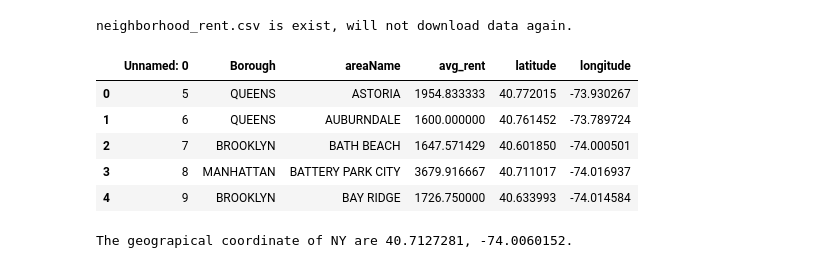
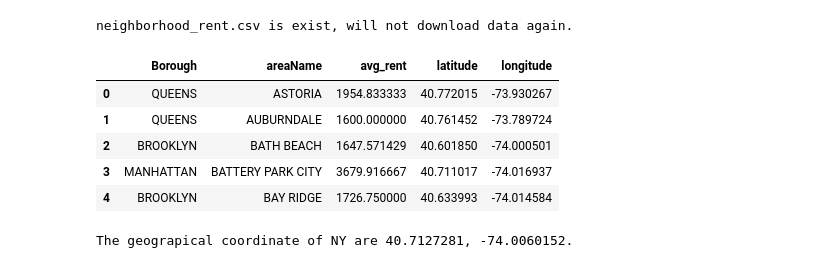
Before and after one commit to catkeeper1/Coursera_Capstone, a Jupyter notebook: capstone_final_assignment1.ipynb, the cells around one changed output. Saved outputs shown, nothing was run; the diff lists cells and outputs as text; code cells hidden in the pictures.

```diff
--- a/capstone_final_assignment1.ipynb
+++ b/capstone_final_assignment1.ipynb
@@ -82,15 +92,15 @@ else:
 neighborhood_rent.csv is exist, will not download data again.
 # %%
 neighborhood_rent = pd.read_csv('./neighborhood_rent.csv')
-
+neighborhood_rent.drop(['Unnamed: 0'], axis=1, inplace=True)
 neighborhood_rent.head()
 # %% [output]
-|  | Unnamed: 0 | Borough | areaName | avg_rent | latitude | longitude |
-| 0 | 5 | QUEENS | ASTORIA | 1954.833333 | 40.772015 | -73.930267 |
-| 1 | 6 | QUEENS | AUBURNDALE | 1600.000000 | 40.761452 | -73.789724 |
-| 2 | 7 | BROOKLYN | BATH BEACH | 1647.571429 | 40.601850 | -74.000501 |
-| 3 | 8 | MANHATTAN | BATTERY PARK CITY | 3679.916667 | 40.711017 | -74.016937 |
-| 4 | 9 | BROOKLYN | BAY RIDGE | 1726.750000 | 40.633993 | -74.014584 |
+|  | Borough | areaName | avg_rent | latitude | longitude |
+| 0 | QUEENS | ASTORIA | 1954.833333 | 40.772015 | -73.930267 |
+| 1 | QUEENS | AUBURNDALE | 1600.000000 | 40.761452 | -73.789724 |
+| 2 | BROOKLYN | BATH BEACH | 1647.571429 | 40.601850 | -74.000501 |
+| 3 | MANHATTAN | BATTERY PARK CITY | 3679.916667 | 40.711017 | -74.016937 |
+| 4 | BROOKLYN | BAY RIDGE | 1726.750000 | 40.633993 | -74.014584 |
 # %%
 address = 'NEW YORK'
 
```
Also changed, not shown: parts of 11 cells of this notebook, 2 other files.
